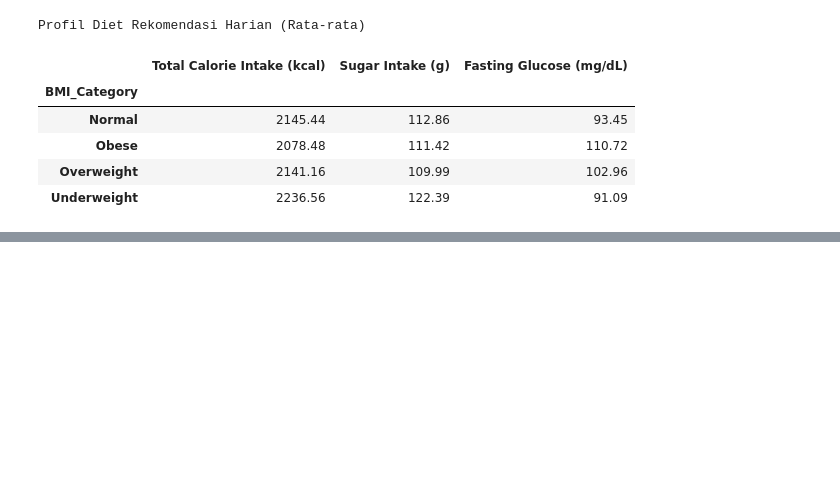
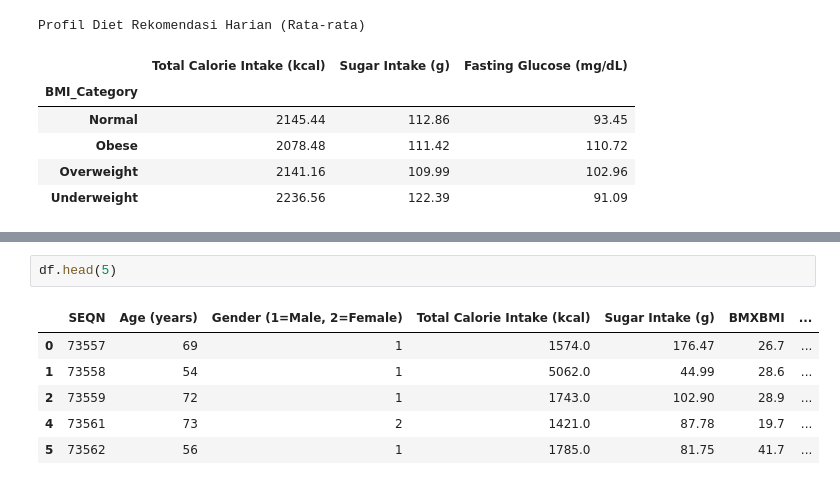
Before and after one commit to fathanzys/Data, a Jupyter notebook: UAS_Datamining.ipynb, the cells around one changed output, grey strips where cells are left out. Cells and saved outputs as stored; diff of their text form; blank space fills up the shorter version.

```diff
--- a/UAS_Datamining.ipynb
+++ b/UAS_Datamining.ipynb
@@ -331,0 +386,9 @@ plt.show()
+# %%
+df.head(5)
+# %% [output]
+|  | SEQN | Age (years) | Gender (1=Male, 2=Female) | Total Calorie Intake (kcal) | Sugar Intake (g) | BMXBMI | ... |
+| 0 | 73557 | 69 | 1 | 1574.0 | 176.47 | 26.7 | ... |
+| 1 | 73558 | 54 | 1 | 5062.0 | 44.99 | 28.6 | ... |
+| 2 | 73559 | 72 | 1 | 1743.0 | 102.90 | 28.9 | ... |
+| 4 | 73561 | 73 | 2 | 1421.0 | 87.78 | 19.7 | ... |
+| 5 | 73562 | 56 | 1 | 1785.0 | 81.75 | 41.7 | ... |
```
Also changed, not shown: parts of 13 cells of this notebook.
